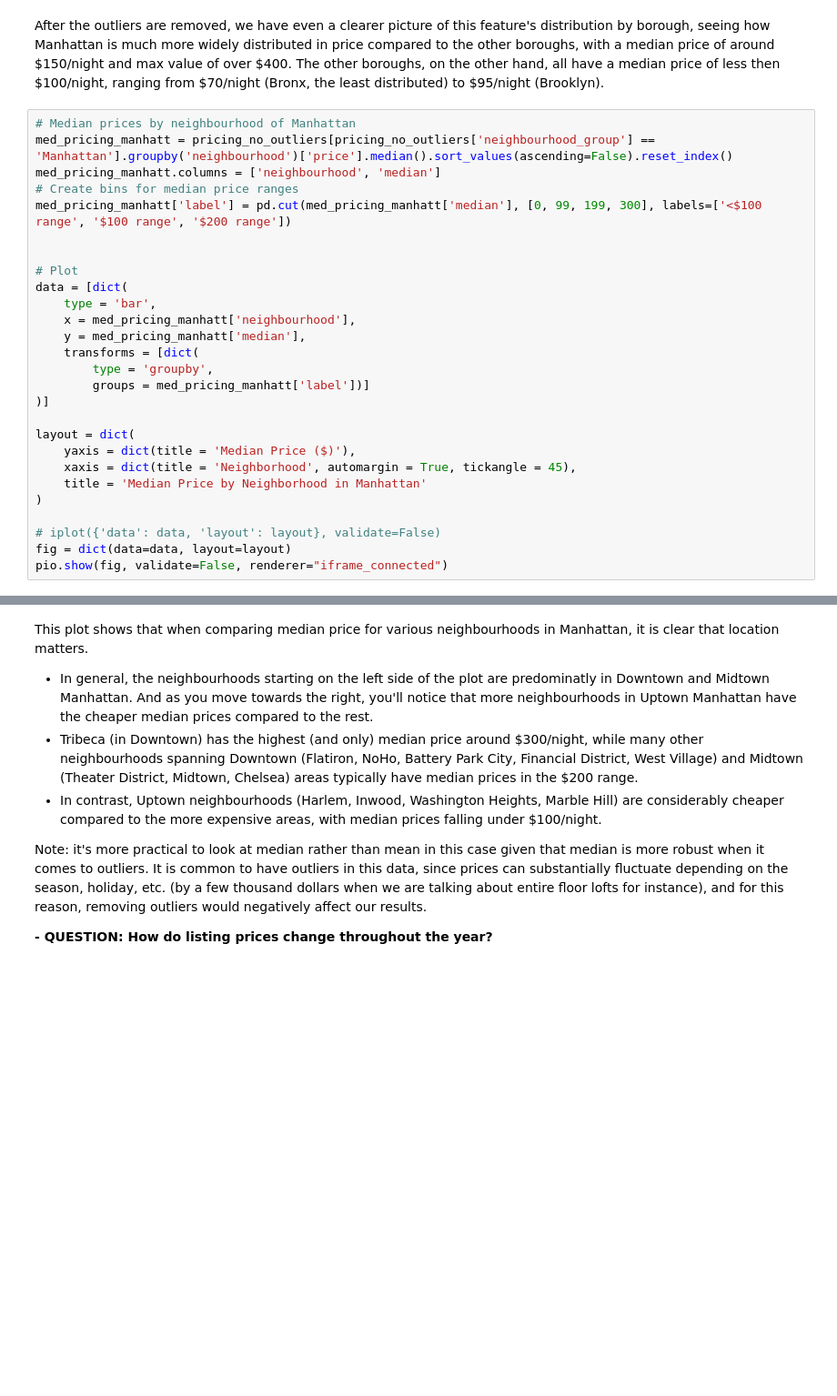
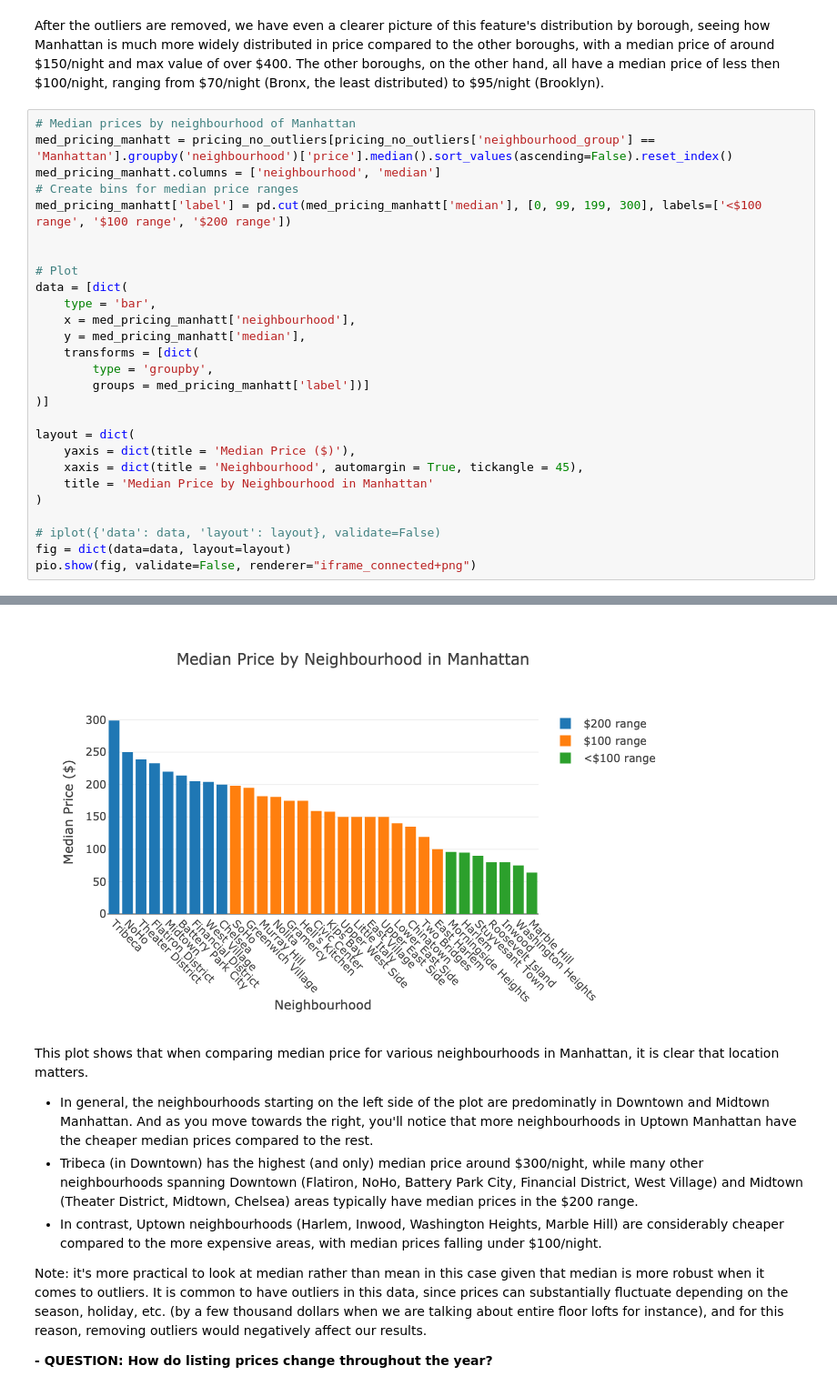
Before and after one commit to f1ndx/Udacity-DSND, a Jupyter notebook: Airbnb NYC EDA/Airbnb_NYC_EDA.ipynb, the cells around one changed output, grey strips where cells are left out. Shown at 91% size. Cells and saved outputs as stored; diff of their text form; blank space fills up the shorter version.

```diff
--- a/Airbnb NYC EDA/Airbnb_NYC_EDA.ipynb
+++ b/Airbnb NYC EDA/Airbnb_NYC_EDA.ipynb
@@ -819,11 +819,11 @@ data = [dict(
 
 layout = dict(
     yaxis = dict(title = 'Median Price ($)'),
-    xaxis = dict(title = 'Neighborhood', automargin = True, tickangle = 45),
-    title = 'Median Price by Neighborhood in Manhattan'
+    xaxis = dict(title = 'Neighbourhood', automargin = True, tickangle = 45),
+    title = 'Median Price by Neighbourhood in Manhattan'
 )
 
 # iplot({'data': data, 'layout': layout}, validate=False)
 fig = dict(data=data, layout=layout)
-pio.show(fig, validate=False, renderer="iframe_connected")
+pio.show(fig, validate=False, renderer="iframe_connected+png")
 # %% [output]
@@ -831,3 +830,4 @@ pio.show(fig, validate=False, renderer="iframe_connected")
+[figure, added]
 # %% [markdown]
 This plot shows that when comparing median price for various neighbourhoods in Manhattan, it is clear that location matters.
 * In general, the neighbourhoods starting on the left side of the plot are predominatly in Downtown and Midtown Manhattan.  And as you move towards the right, you'll notice that more neighbourhoods in Uptown Manhattan have the cheaper median prices compared to the rest.
```
Also changed, not shown: parts of 15 cells of this notebook.
